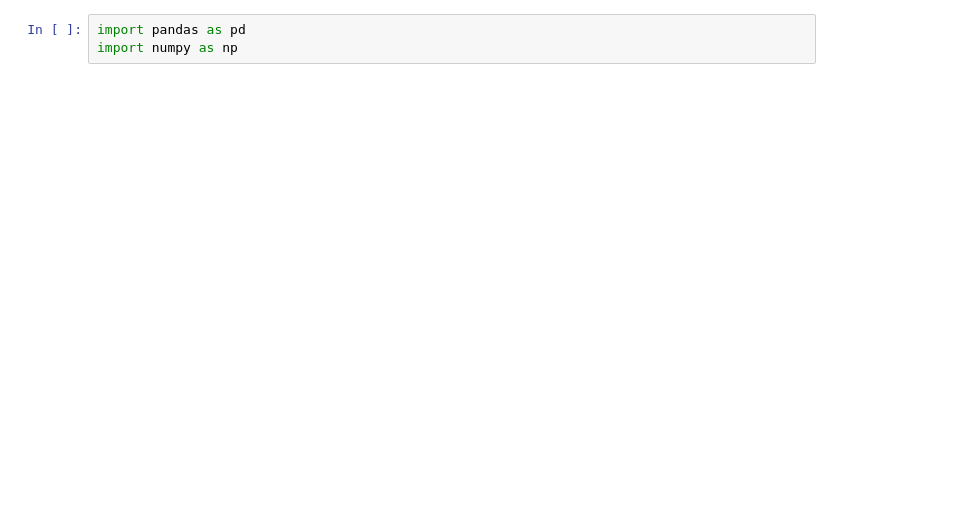
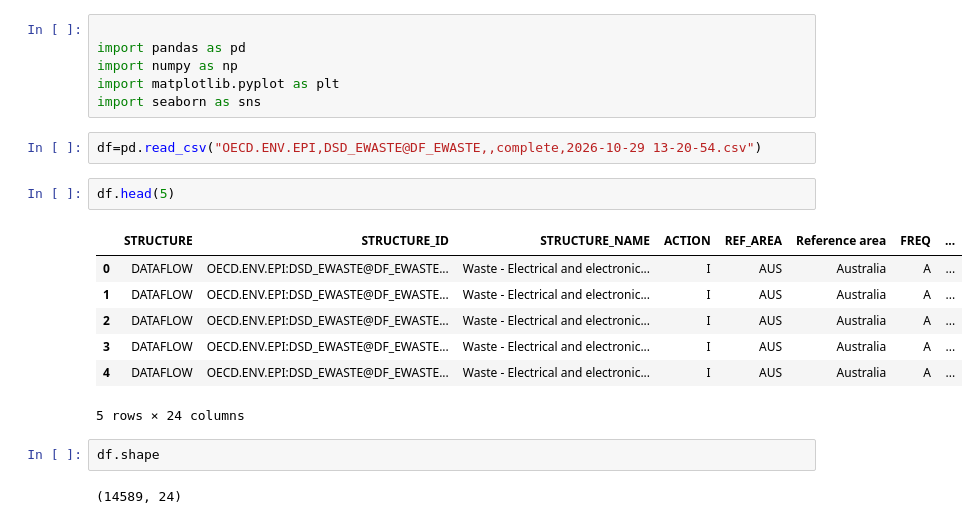
Before and after one commit to athulyarnair150-sys/electronic-waste-project-, a Jupyter notebook: electronic waste generation and recycling.ipynb, the cells around one changed output. Saved outputs shown, nothing was run; the diff lists cells and outputs as text; blank space fills up the shorter version.

```diff
--- a/electronic waste generation and recycling.ipynb
+++ b/electronic waste generation and recycling.ipynb
@@ -1,3 +1,22 @@
 # %%
+
 import pandas as pd
 import numpy as np
+import matplotlib.pyplot as plt
+import seaborn as sns
+# %%
+df=pd.read_csv("OECD.ENV.EPI,DSD_EWASTE@DF_EWASTE,,complete,2026-10-29 13-20-54.csv")
+# %%
+df.head(5)
+# %% [output]
+|  | STRUCTURE | STRUCTURE_ID | STRUCTURE_NAME | ACTION | REF_AREA | Reference area | FREQ | ... |
+| 0 | DATAFLOW | OECD.ENV.EPI:DSD_EWASTE@DF_EWASTE... | Waste - Electrical and electronic... | I | AUS | Australia | A | ... |
+| 1 | DATAFLOW | OECD.ENV.EPI:DSD_EWASTE@DF_EWASTE... | Waste - Electrical and electronic... | I | AUS | Australia | A | ... |
+| 2 | DATAFLOW | OECD.ENV.EPI:DSD_EWASTE@DF_EWASTE... | Waste - Electrical and electronic... | I | AUS | Australia | A | ... |
+| 3 | DATAFLOW | OECD.ENV.EPI:DSD_EWASTE@DF_EWASTE... | Waste - Electrical and electronic... | I | AUS | Australia | A | ... |
+| 4 | DATAFLOW | OECD.ENV.EPI:DSD_EWASTE@DF_EWASTE... | Waste - Electrical and electronic... | I | AUS | Australia | A | ... |
+5 rows × 24 columns
+# %%
+df.shape
+# %% [output]
+(14589, 24)
```
Also changed, not shown: parts of 53 cells of this notebook.
